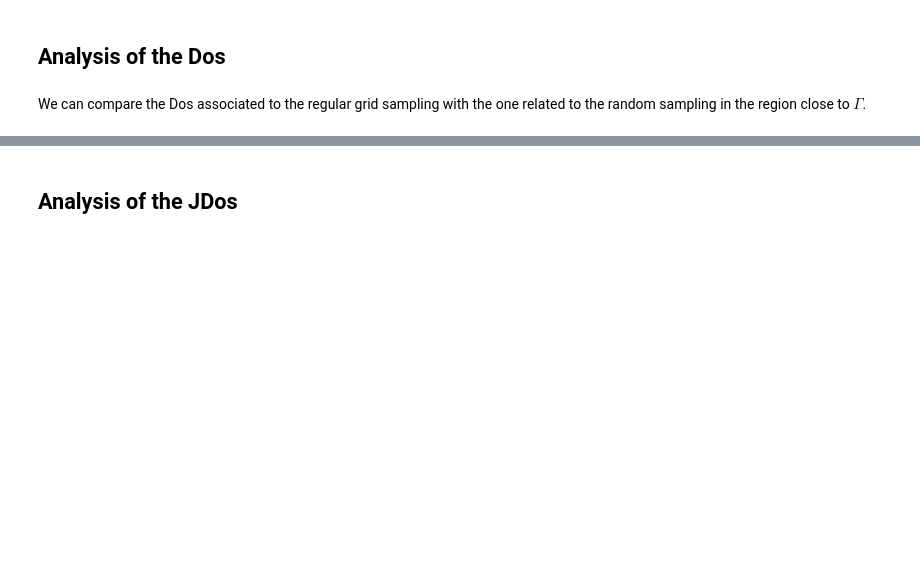
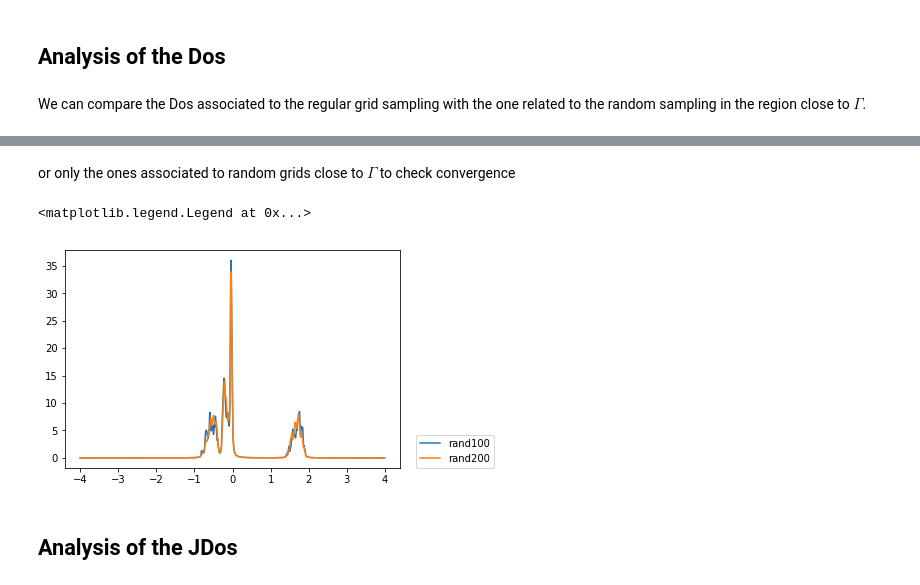
Before and after one commit to marcodalessandro76/Generation-and-decay-of-the-degree-of-spin-polarization-in-GaAs, a Jupyter notebook: QE_Calculations.ipynb, the cells around one changed output, grey strips where cells are left out. Saved outputs shown, nothing was run; the diff lists cells and outputs as text; code cells hidden in the pictures; blank space fills up the shorter version.

```diff
--- a/QE_Calculations.ipynb
+++ b/QE_Calculations.ipynb
@@ -434,2 +531,11 @@ plt.legend(loc=(1.05,0))
+# %% [markdown]
+or only the ones associated to random grids close to $\Gamma$ to check convergence
+# %%
+%matplotlib inline
+dos.plot(plt,rescale=False,include=[1,2])
+plt.legend(loc=(1.05,0))
+# %% [output]
+<matplotlib.legend.Legend at 0x...>
+[figure, added]
 # %% [markdown]
 ## Analysis of the JDos
```
Also changed, not shown: parts of 55 cells of this notebook, 4 other files.
